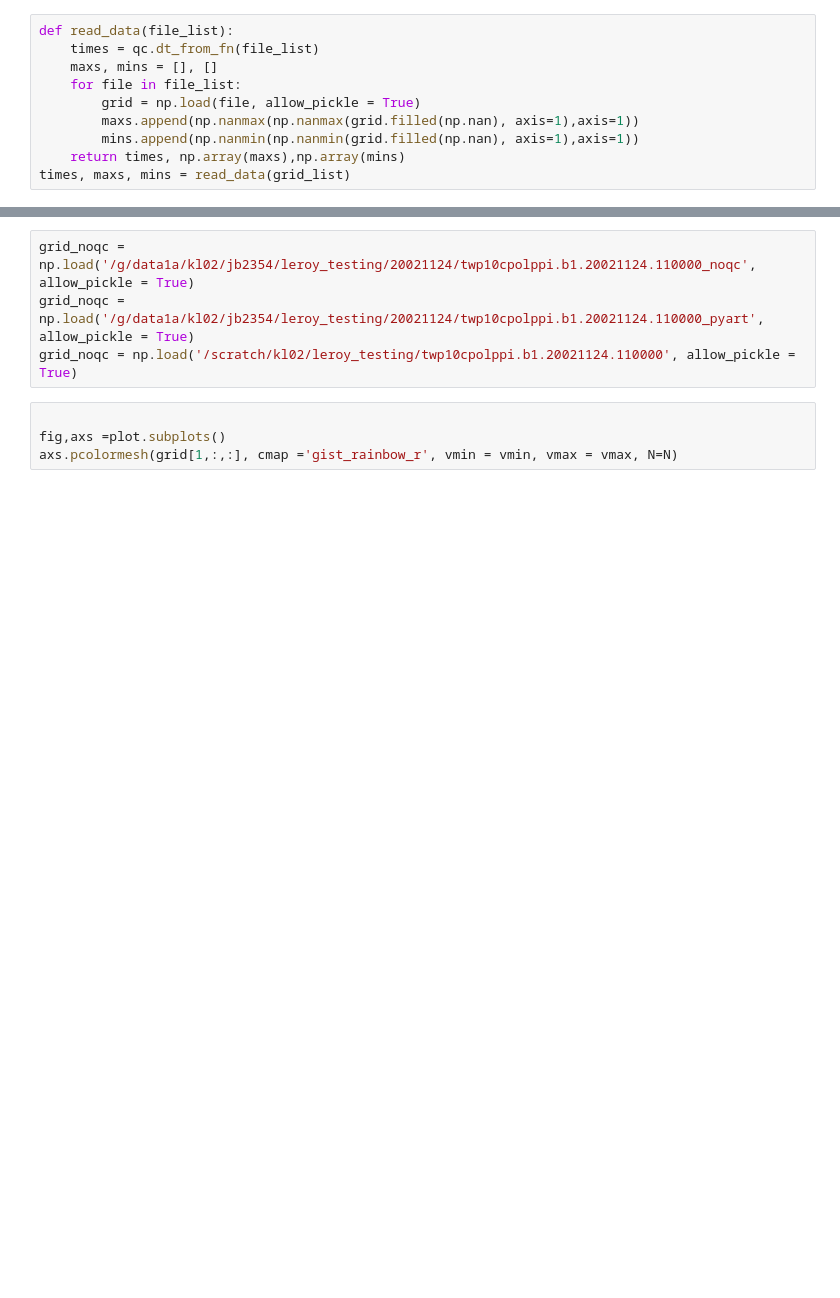
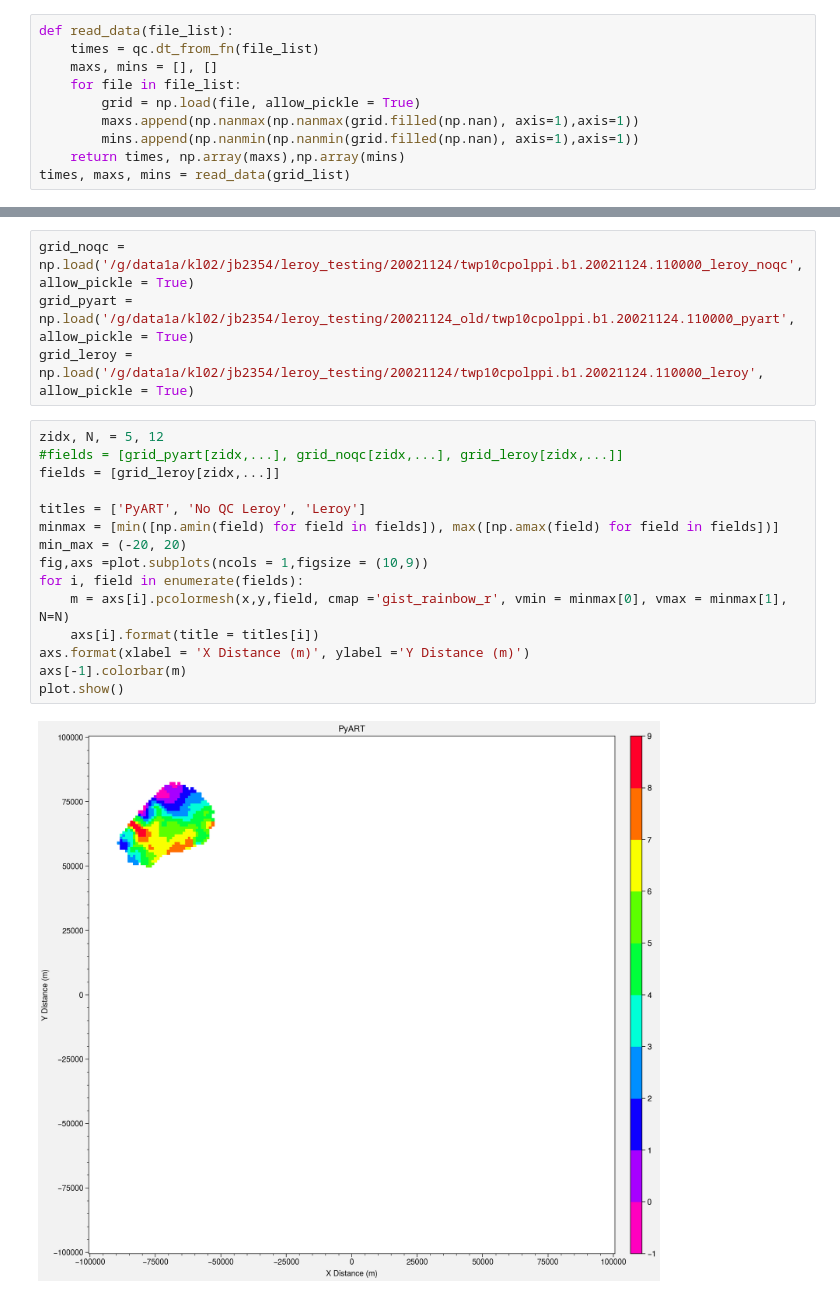
Before and after one commit to jordanbrook/leroi, a Jupyter notebook: CPOL_timeseries.ipynb, the cells around one changed output, grey strips where cells are left out. Saved outputs shown, nothing was run; the diff lists cells and outputs as text; blank space fills up the shorter version.

```diff
--- a/CPOL_timeseries.ipynb
+++ b/CPOL_timeseries.ipynb
@@ -112,8 +120,21 @@ plot.show()
 # %%
-grid_noqc = np.load('/g/data1a/kl02/jb2354/leroy_testing/20021124/twp10cpolppi.b1.20021124.110000_noqc', allow_pickle = True)
-grid_noqc = np.load('/g/data1a/kl02/jb2354/leroy_testing/20021124/twp10cpolppi.b1.20021124.110000_pyart', allow_pickle = True)
-grid_noqc = np.load('/scratch/kl02/leroy_testing/twp10cpolppi.b1.20021124.110000', allow_pickle = True)
+grid_noqc = np.load('/g/data1a/kl02/jb2354/leroy_testing/20021124/twp10cpolppi.b1.20021124.110000_leroy_noqc', allow_pickle = True)
+grid_pyart = np.load('/g/data1a/kl02/jb2354/leroy_testing/20021124_old/twp10cpolppi.b1.20021124.110000_pyart', allow_pickle = True)
+grid_leroy = np.load('/g/data1a/kl02/jb2354/leroy_testing/20021124/twp10cpolppi.b1.20021124.110000_leroy', allow_pickle = True)
-# %%
-
-fig,axs =plot.subplots()
-axs.pcolormesh(grid[1,:,:], cmap ='gist_rainbow_r', vmin = vmin, vmax = vmax, N=N)
+# %%
+zidx, N, = 5, 12
+#fields = [grid_pyart[zidx,...], grid_noqc[zidx,...], grid_leroy[zidx,...]]
+fields = [grid_leroy[zidx,...]]
+
+titles = ['PyART', 'No QC Leroy', 'Leroy']
+minmax = [min([np.amin(field) for field in fields]), max([np.amax(field) for field in fields])]
+min_max = (-20, 20)
+fig,axs =plot.subplots(ncols = 1,figsize = (10,9))
+for i, field in enumerate(fields):
+    m = axs[i].pcolormesh(x,y,field, cmap ='gist_rainbow_r', vmin = minmax[0], vmax = minmax[1], N=N)
+    axs[i].format(title = titles[i])
+axs.format(xlabel = 'X Distance (m)', ylabel ='Y Distance (m)')
+axs[-1].colorbar(m)
+plot.show()
+# %% [output]
+[figure, added]
```
Also changed, not shown: parts of 9 cells of this notebook, 2 other files.
